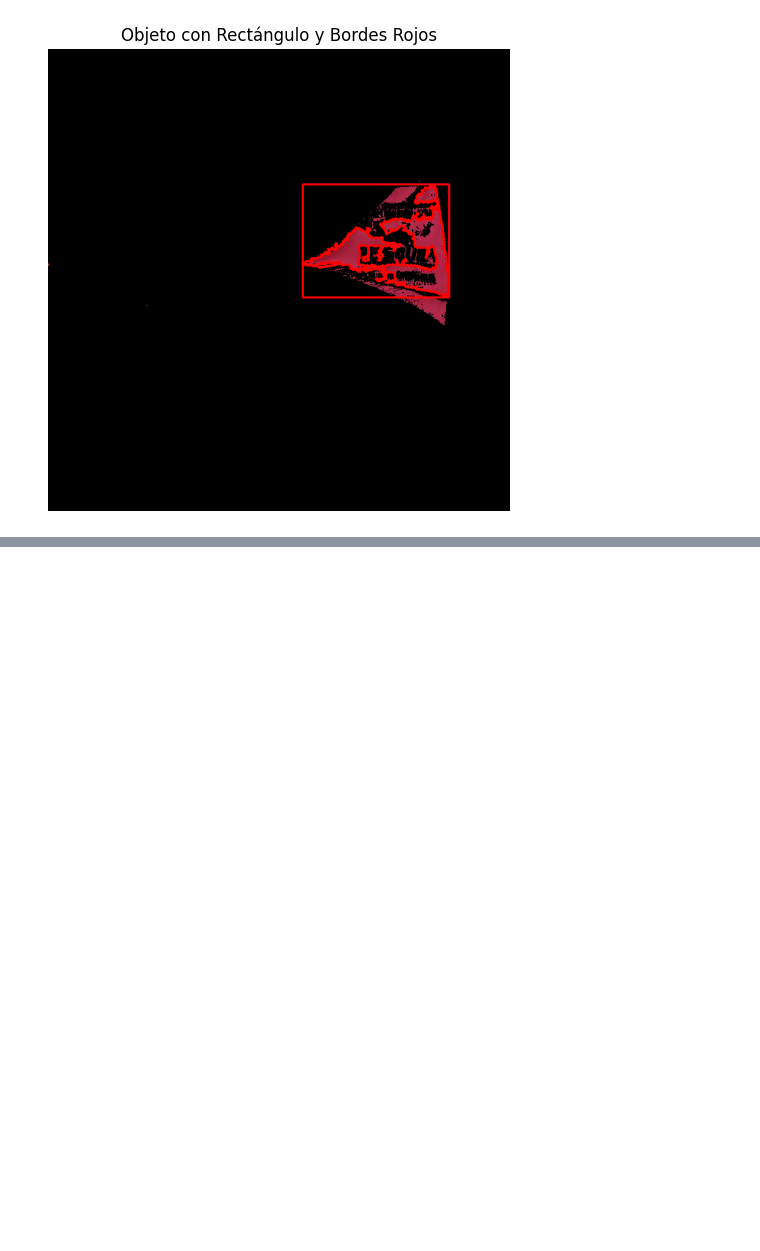
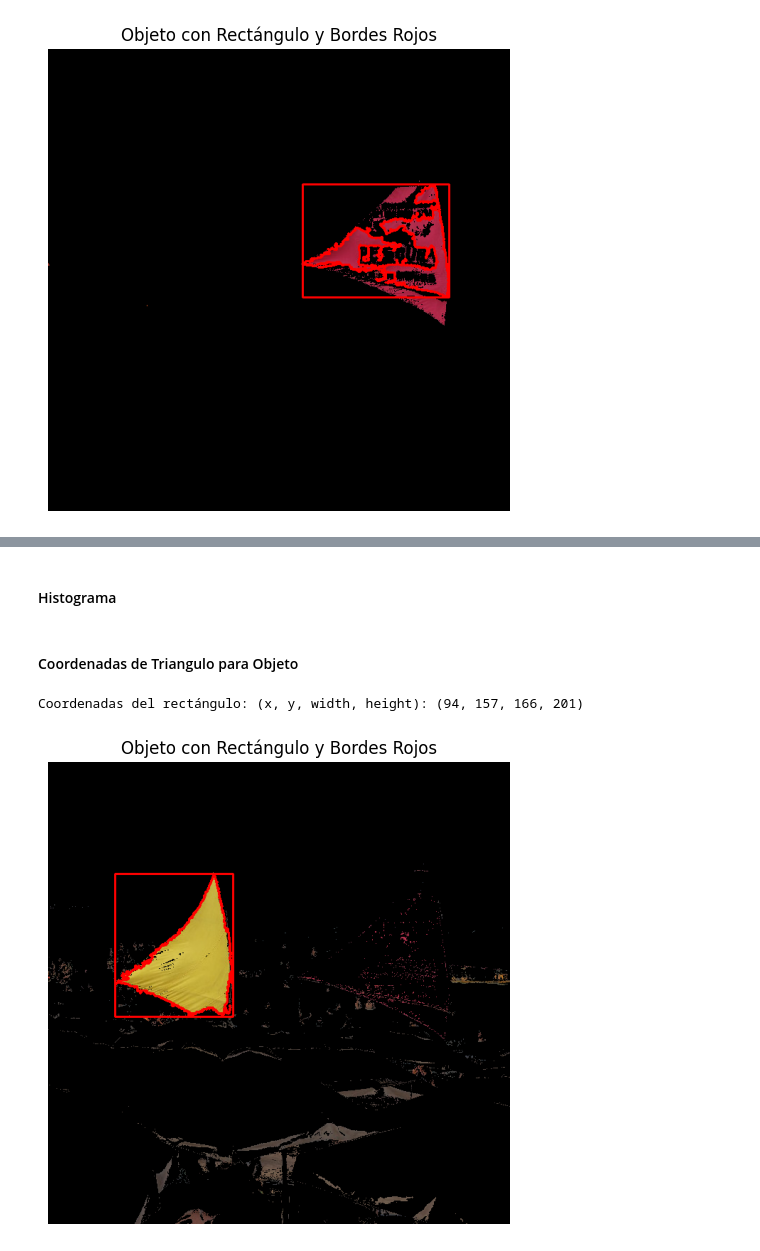
Before and after one commit to gimb99/PDI_BARTHOU_GONZALO, a Jupyter notebook: ejercicioIntegrador/ejercicioIntegrador.ipynb, the cells around one changed output, grey strips where cells are left out. Cells and saved outputs as stored; diff of their text form; code cells hidden in the pictures; blank space fills up the shorter version.

```diff
--- a/ejercicioIntegrador/ejercicioIntegrador.ipynb
+++ b/ejercicioIntegrador/ejercicioIntegrador.ipynb
@@ -456,0 +490,2 @@ Podríamos probar un segmentado atrapando el banderín amarillo
+# %% [markdown]
+#### Histograma
@@ -456,0 +494,34 @@ Podríamos probar un segmentado atrapando el banderín amarillo
+# %% [markdown]
+#### Coordenadas de Triangulo para Objeto
+# %%
+contours, _ = cv2.findContours(mask, cv2.RETR_EXTERNAL, cv2.CHAIN_APPROX_SIMPLE)
+
+if contours:
+    # Seleccionamos el contorno más grande (asumiendo que corresponde al objeto de interés).
+    largest_contour = max(contours, key=cv2.contourArea)
+
+    # Obtenemos el rectángulo envolvente (bounding box) del contorno.
+    x, y, w, h = cv2.boundingRect(largest_contour)
+    print(f"Coordenadas del rectángulo: (x, y, width, height): ({x}, {y}, {w}, {h})")
+
+    # 6. Dibujar el rectángulo y los bordes del objeto segmentado en color rojo.
+    # Hacemos una copia de la imagen original para dibujar.
+    image_with_markings = segmented.copy()
+
+    # Dibujar el rectángulo (en rojo: [255, 0, 0])
+    cv2.rectangle(image_with_markings, (x, y), (x+w, y+h), (255, 0, 0), 2)
+
+    # Dibujar el contorno sobre el objeto segmentado en rojo.
+    cv2.drawContours(image_with_markings, [largest_contour], -1, (255, 0, 0), 2)
+
+    plt.figure(figsize=(6,6))
+    plt.imshow(image_with_markings)
+    plt.title("Objeto con Rectángulo y Bordes Rojos")
+    plt.axis("off")
+    plt.show()
+
+else:
+    print("No se encontraron contornos para el objeto segmentado.")
+# %% [output]
+Coordenadas del rectángulo: (x, y, width, height): (94, 157, 166, 201)
+[figure, added]
```
Also changed, not shown: parts of 12 cells of this notebook.
